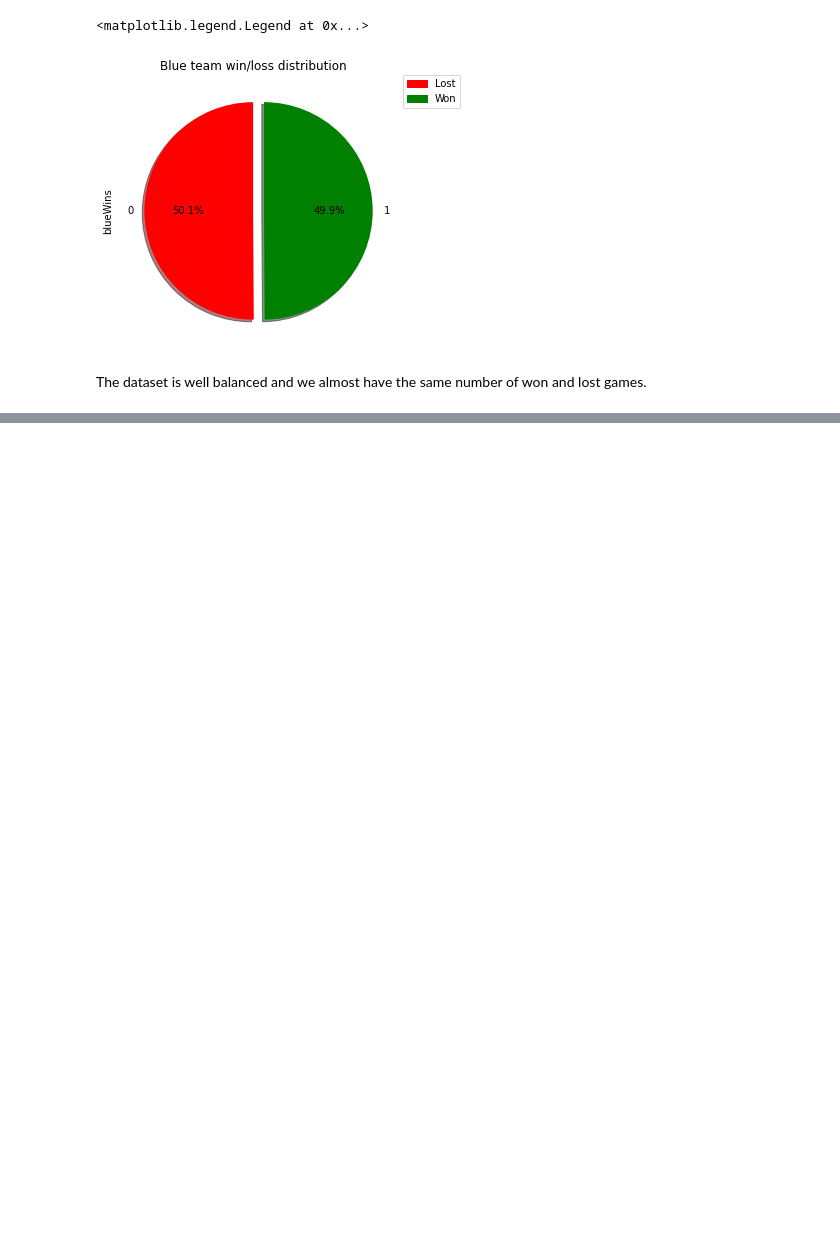
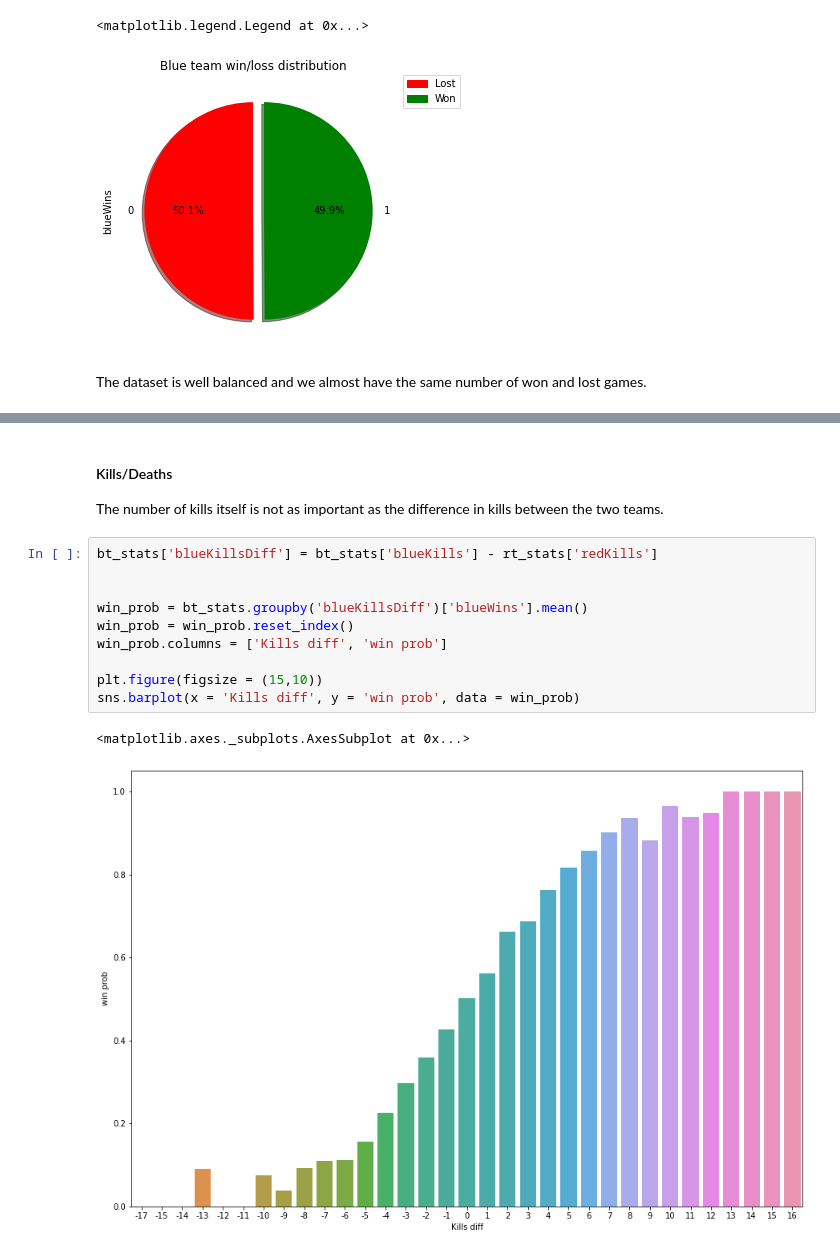
Before and after one commit to shenpaii/GMC-AI-COURSE, a Jupyter notebook: LOL_ranked_win_pred.ipynb, the cells around one changed output, grey strips where cells are left out. Saved outputs shown, nothing was run; the diff lists cells and outputs as text; blank space fills up the shorter version.

```diff
--- a/LOL_ranked_win_pred.ipynb
+++ b/LOL_ranked_win_pred.ipynb
@@ -163,0 +189,16 @@ Obviously, the team has a better chance of winning when they get first blood due
+# %% [markdown]
+#### Kills/Deaths
+The number of kills itself is not as important as the difference in kills between the two teams.
+# %%
+bt_stats['blueKillsDiff'] = bt_stats['blueKills'] - rt_stats['redKills']
+
+
+win_prob = bt_stats.groupby('blueKillsDiff')['blueWins'].mean()
+win_prob = win_prob.reset_index()
+win_prob.columns = ['Kills diff', 'win prob']
+
+plt.figure(figsize = (15,10))
+sns.barplot(x = 'Kills diff', y = 'win prob', data = win_prob)
+# %% [output]
+<matplotlib.axes._subplots.AxesSubplot at 0x...>
+[figure, added]
```
Also changed, not shown: parts of 26 cells of this notebook.
